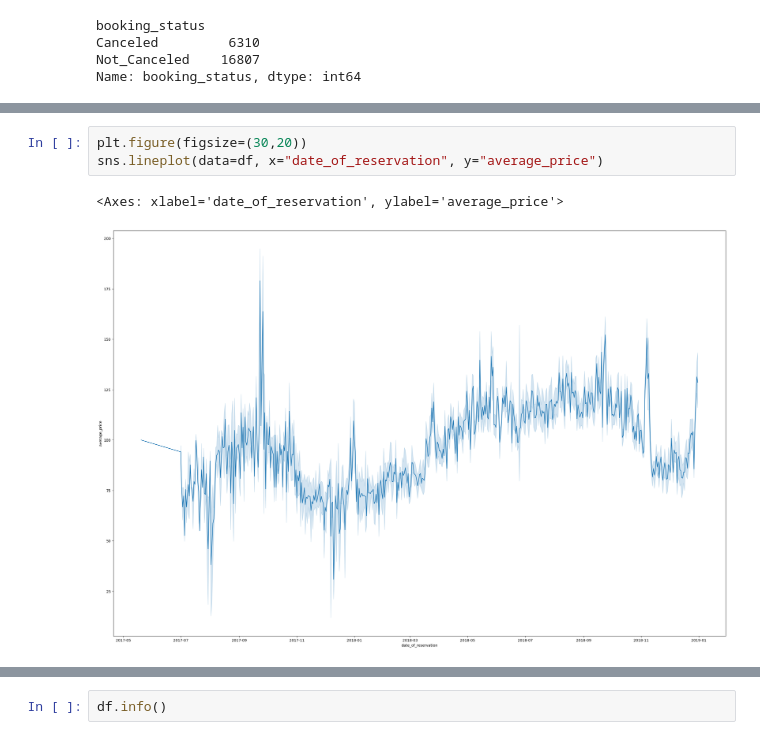
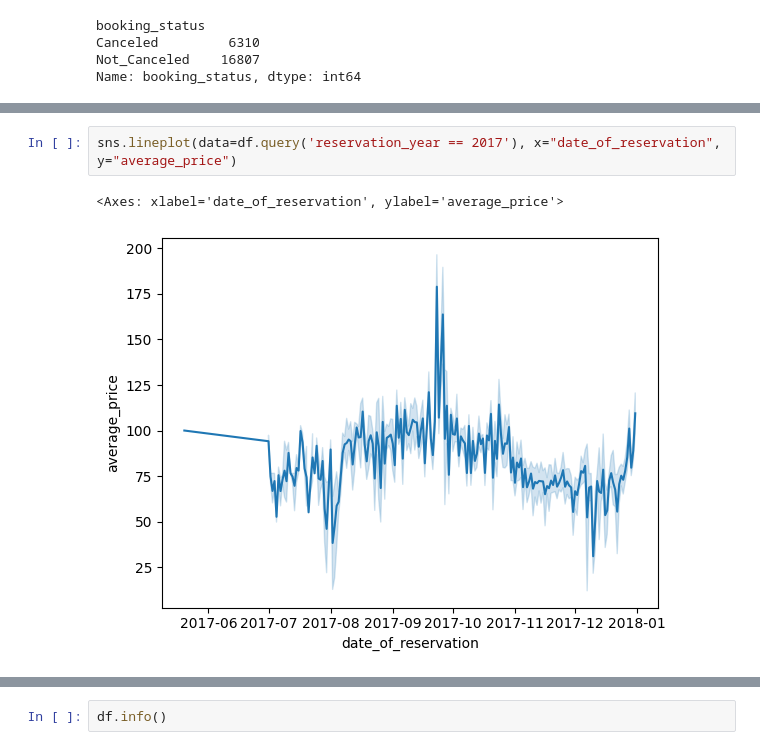
Before and after one commit to AslihanYoldas/ada-lovelace-final-project, a Jupyter notebook: data_viz.ipynb, the cells around one changed output, grey strips where cells are left out. Drawn from its saved outputs; the diff is of its cells as text.

```diff
--- a/data_viz.ipynb
+++ b/data_viz.ipynb
@@ -213,6 +228,5 @@ Name: booking_status, dtype: int64
 # %%
-plt.figure(figsize=(30,20))
-sns.lineplot(data=df, x="date_of_reservation", y="average_price")
+sns.lineplot(data=df.query('reservation_year == 2017'), x="date_of_reservation", y="average_price")
 # %% [output]
 <Axes: xlabel='date_of_reservation', ylabel='average_price'>
-[figure, old version]
+[figure, new version]
```
Also changed, not shown: parts of 13 cells of this notebook, 1 other file.
